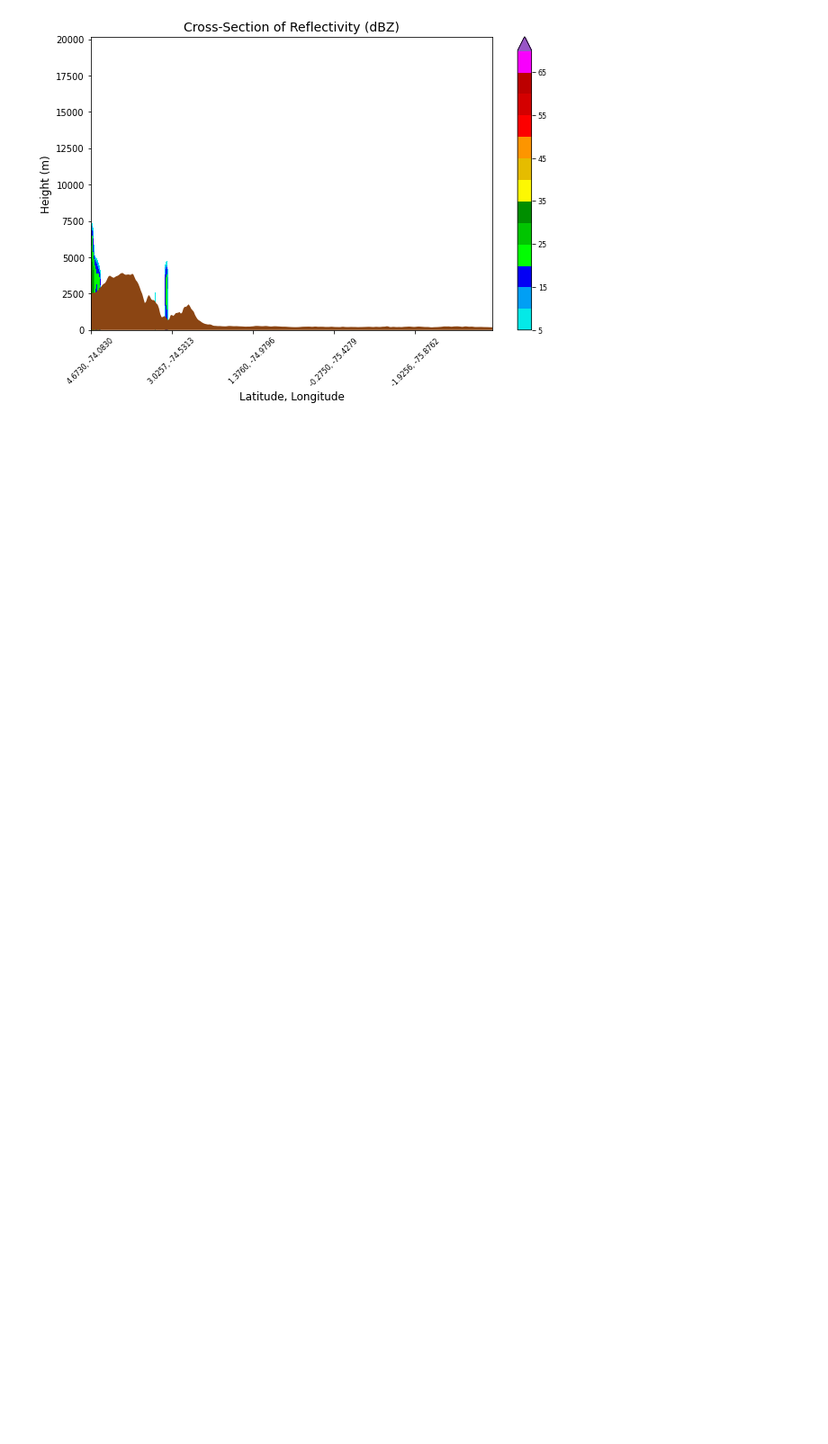
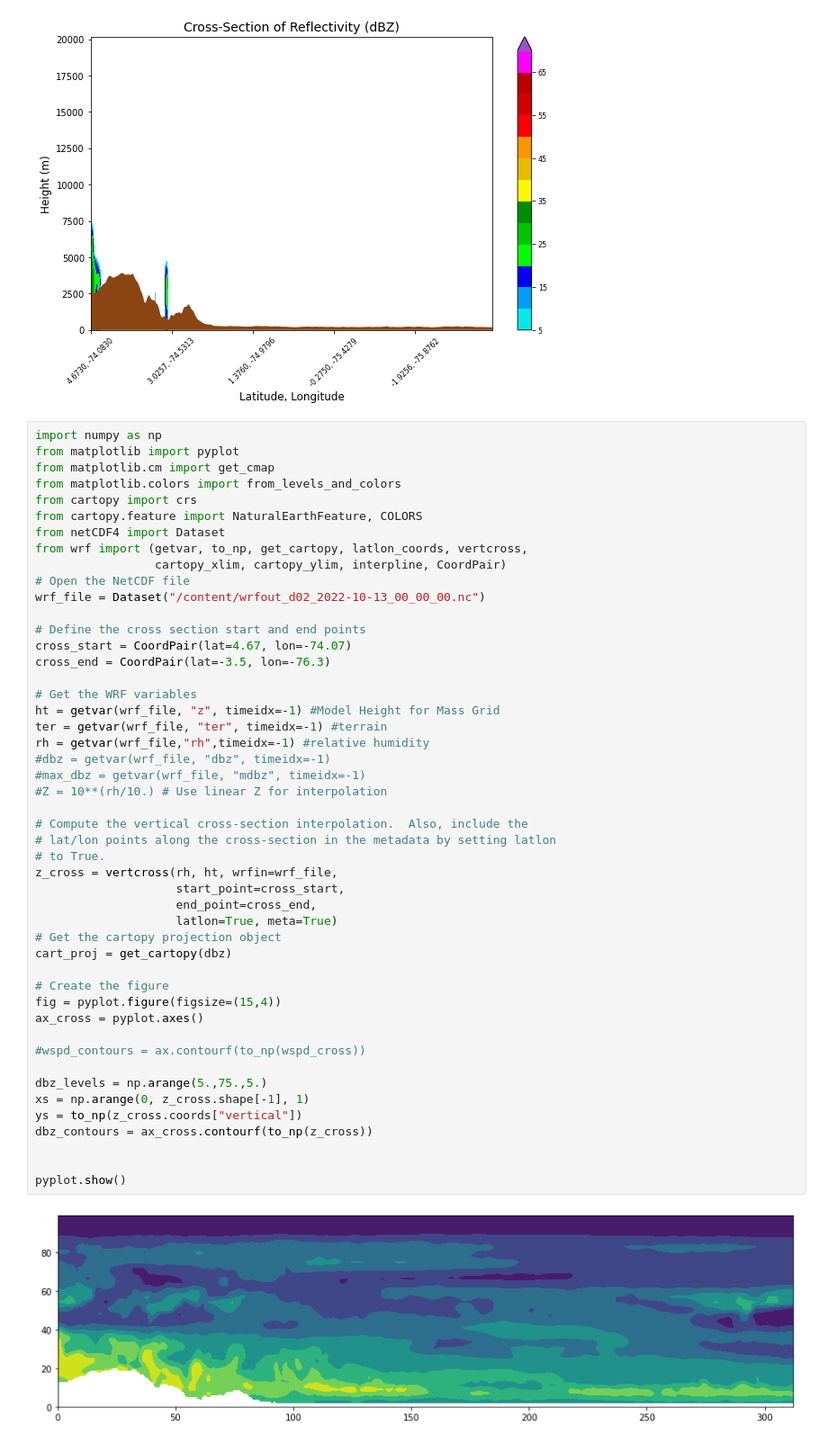
Before and after one commit to jpantojac/dMet, a Jupyter notebook: modelamiento/dMet_modelamiento.ipynb, the cells around one changed output. Shown: that part at 90% size. Drawn from its saved outputs; the diff is of its cells as text; blank space fills up the shorter version.

```diff
--- a/modelamiento/dMet_modelamiento.ipynb
+++ b/modelamiento/dMet_modelamiento.ipynb
@@ -248,3 +248,53 @@ ax_cross.set_title("Cross-Section of Reflectivity (dBZ)", {"fontsize" : 14})
 pyplot.show()
 # %% [output]
 [figure]
+# %%
+import numpy as np
+from matplotlib import pyplot
+from matplotlib.cm import get_cmap
+from matplotlib.colors import from_levels_and_colors
+from cartopy import crs
+from cartopy.feature import NaturalEarthFeature, COLORS
+from netCDF4 import Dataset
+from wrf import (getvar, to_np, get_cartopy, latlon_coords, vertcross,
+                 cartopy_xlim, cartopy_ylim, interpline, CoordPair)
+# Open the NetCDF file
+wrf_file = Dataset("/content/wrfout_d02_2022-10-13_00_00_00.nc")
+
+# Define the cross section start and end points
+cross_start = CoordPair(lat=4.67, lon=-74.07)
+cross_end = CoordPair(lat=-3.5, lon=-76.3)
+
+# Get the WRF variables
+ht = getvar(wrf_file, "z", timeidx=-1) #Model Height for Mass Grid
+ter = getvar(wrf_file, "ter", timeidx=-1) #terrain
+rh = getvar(wrf_file,"rh",timeidx=-1) #relative humidity
+#dbz = getvar(wrf_file, "dbz", timeidx=-1)
+#max_dbz = getvar(wrf_file, "mdbz", timeidx=-1)
+#Z = 10**(rh/10.) # Use linear Z for interpolation
+
+# Compute the vertical cross-section interpolation.  Also, include the
+# lat/lon points along the cross-section in the metadata by setting latlon
+# to True.
+z_cross = vertcross(rh, ht, wrfin=wrf_file,
+                    start_point=cross_start,
+                    end_point=cross_end,
+                    latlon=True, meta=True)
+# Get the cartopy projection object
+cart_proj = get_cartopy(dbz)
+
+# Create the figure
+fig = pyplot.figure(figsize=(15,4))
+ax_cross = pyplot.axes()
+
+#wspd_contours = ax.contourf(to_np(wspd_cross))
+
+dbz_levels = np.arange(5.,75.,5.)
+xs = np.arange(0, z_cross.shape[-1], 1)
+ys = to_np(z_cross.coords["vertical"])
+dbz_contours = ax_cross.contourf(to_np(z_cross))
+
+
+pyplot.show()
+# %% [output]
+[figure, added]
```
